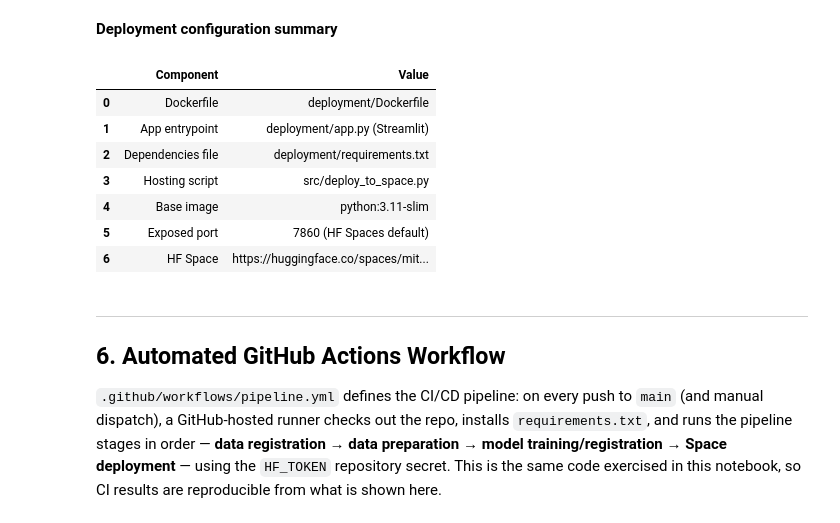
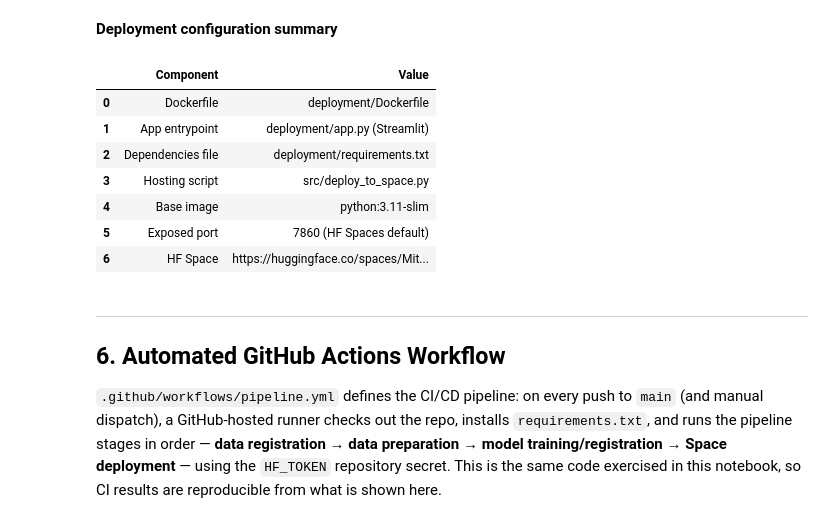
Before and after one commit to Mithunvg/Predictive-maintenance, a Jupyter notebook: notebooks/MithunVG_PredictiveMaintenance_Notebook_Final.ipynb, the cells around one changed output. Saved outputs shown, nothing was run; the diff lists cells and outputs as text; code cells hidden in the pictures.

```diff
--- a/notebooks/MithunVG_PredictiveMaintenance_Notebook_Final.ipynb
+++ b/notebooks/MithunVG_PredictiveMaintenance_Notebook_Final.ipynb
@@ -758,28 +757,28 @@ pd.DataFrame(preds)
 # %%
 deployment_summary = pd.DataFrame(
     {
         "Component": ["Dockerfile", "App entrypoint", "Dependencies file", "Hosting script", "Base image", "Exposed port", "HF Space"],
         "Value": [
             "deployment/Dockerfile",
             "deployment/app.py (Streamlit)",
             "deployment/requirements.txt",
             "src/deploy_to_space.py",
             "python:3.11-slim",
             "7860 (HF Spaces default)",
-            f"https://huggingface.co/spaces/{os.environ.get('HF_USERNAME', 'mithunvg')}/predictive-maintenance-app",
+            f"https://huggingface.co/spaces/{os.environ.get('HF_USERNAME', 'Mitzzzz')}/predictive-maintenance-app",
         ],
     }
 )
 deployment_summary
 # %% [output]
 |  | Component | Value |
 | 0 | Dockerfile | deployment/Dockerfile |
 | 1 | App entrypoint | deployment/app.py (Streamlit) |
 | 2 | Dependencies file | deployment/requirements.txt |
 | 3 | Hosting script | src/deploy_to_space.py |
 | 4 | Base image | python:3.11-slim |
 | 5 | Exposed port | 7860 (HF Spaces default) |
-| 6 | HF Space | https://huggingface.co/spaces/mit... |
+| 6 | HF Space | https://huggingface.co/spaces/Mit... |
 # %% [markdown]
 ---
 ## 6. Automated GitHub Actions Workflow
```
Also changed, not shown: parts of 6 cells of this notebook, 43 other files.
